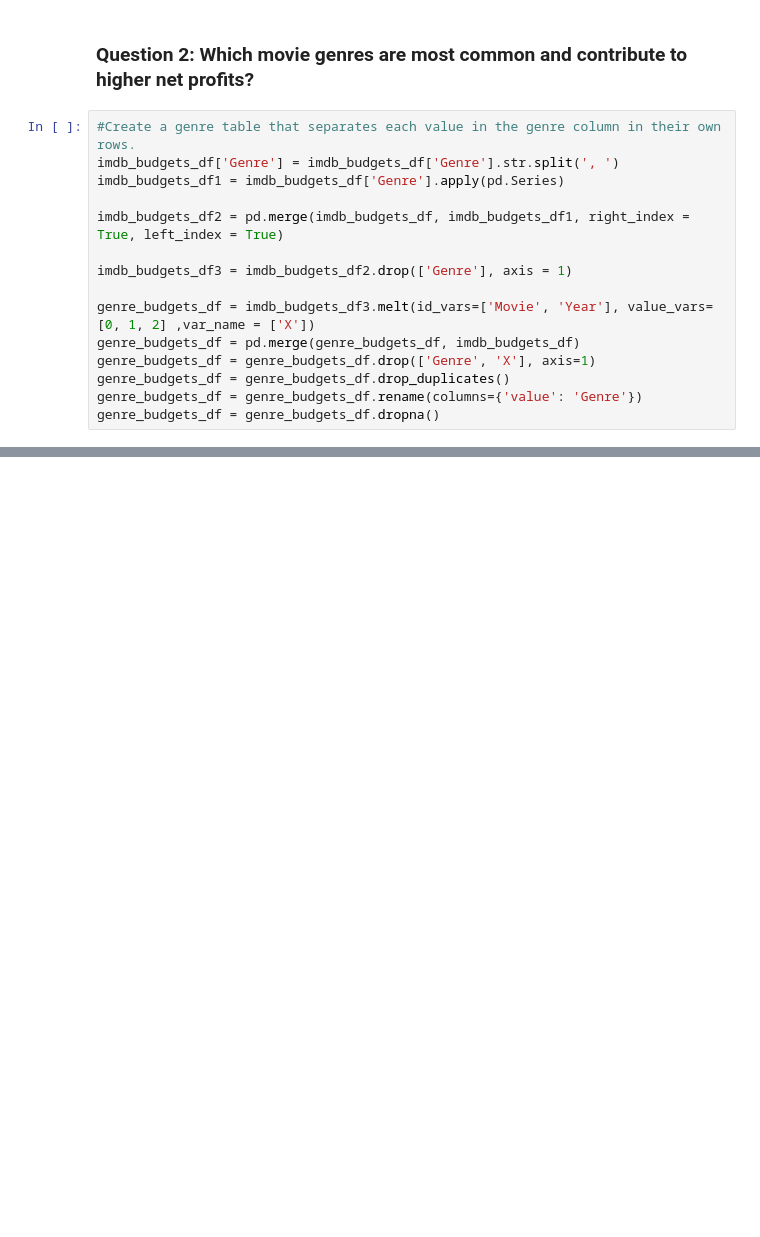
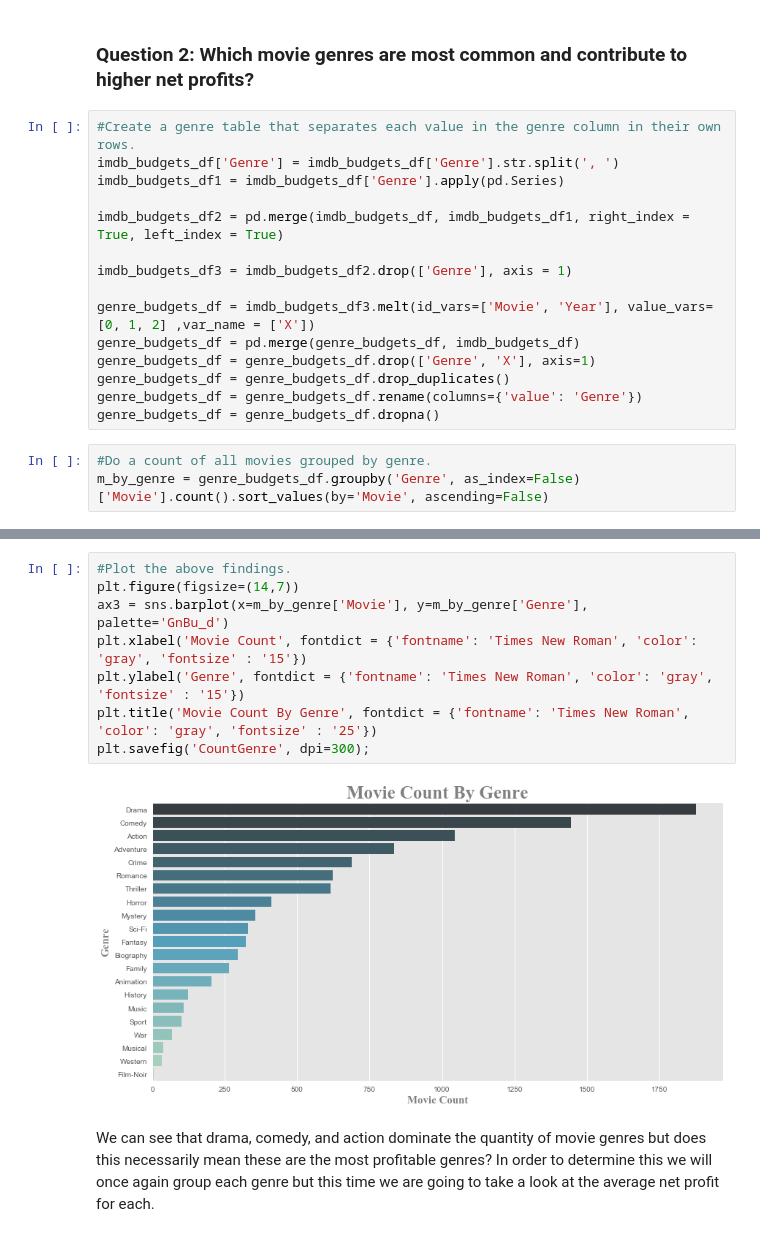
Before and after one commit to Amit1110/Movie-Industry-EDA, a Jupyter notebook: Movie EDA.ipynb, the cells around one changed output, grey strips where cells are left out. Cells and saved outputs as stored; diff of their text form; blank space fills up the shorter version.

```diff
--- a/Movie EDA.ipynb
+++ b/Movie EDA.ipynb
@@ -104,3 +267,6 @@ genre_budgets_df = genre_budgets_df.drop(['Genre', 'X'], axis=1)
 genre_budgets_df = genre_budgets_df.drop_duplicates()
 genre_budgets_df = genre_budgets_df.rename(columns={'value': 'Genre'})
 genre_budgets_df = genre_budgets_df.dropna()
+# %%
+#Do a count of all movies grouped by genre.
+m_by_genre = genre_budgets_df.groupby('Genre', as_index=False)['Movie'].count().sort_values(by='Movie', ascending=False)
@@ -106,0 +293,12 @@ genre_budgets_df = genre_budgets_df.dropna()
+# %%
+#Plot the above findings.
+plt.figure(figsize=(14,7))
+ax3 = sns.barplot(x=m_by_genre['Movie'], y=m_by_genre['Genre'], palette='GnBu_d')
+plt.xlabel('Movie Count', fontdict = {'fontname': 'Times New Roman', 'color': 'gray', 'fontsize' : '15'})
+plt.ylabel('Genre', fontdict = {'fontname': 'Times New Roman', 'color': 'gray', 'fontsize' : '15'})
+plt.title('Movie Count By Genre', fontdict = {'fontname': 'Times New Roman', 'color': 'gray', 'fontsize' : '25'})
+plt.savefig('CountGenre', dpi=300);
+# %% [output]
+[figure, added]
+# %% [markdown]
+We can see that drama, comedy, and action dominate the quantity of movie genres but does this necessarily mean these are the most profitable genres? In order to determine this we will once again group each genre but this time we are going to take a look at the average net profit for each.
```
Also changed, not shown: parts of 31 cells of this notebook, 7 other files.
